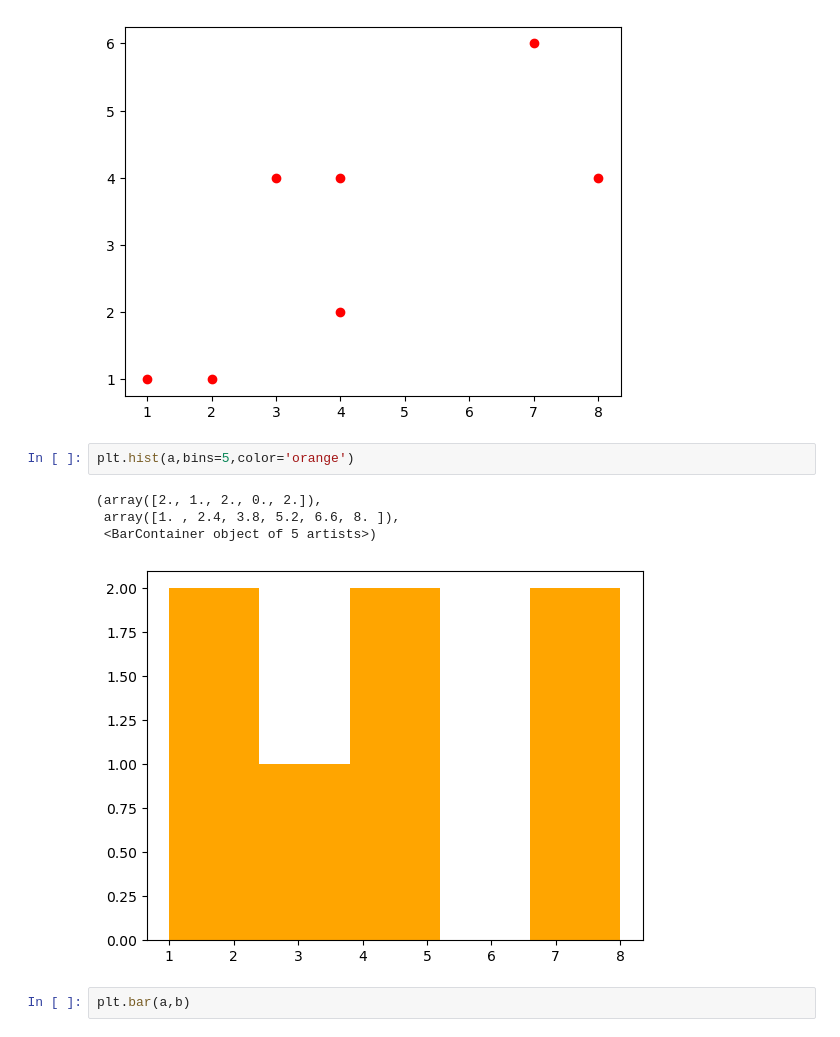
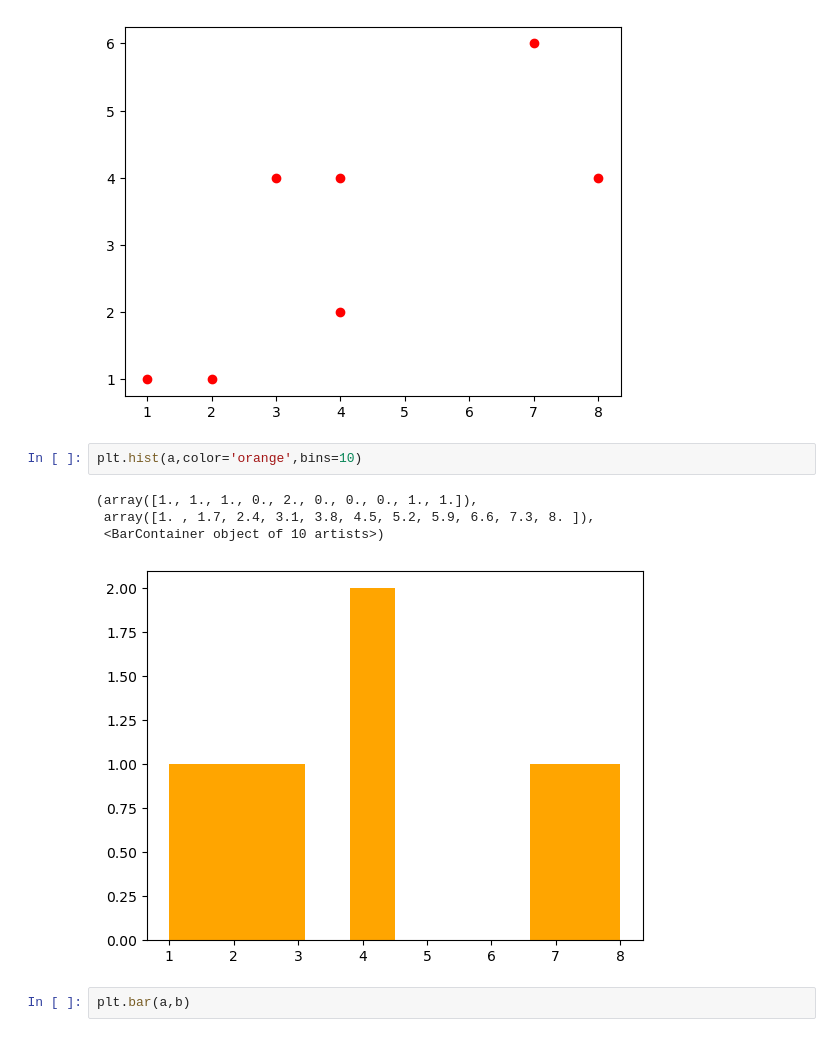
Before and after one commit to maheshkhatri2058/Machine-Learning, a Jupyter notebook: Matlplotlib.ipynb, the cells around one changed output. Drawn from its saved outputs; the diff is of its cells as text.

```diff
--- a/Matlplotlib.ipynb
+++ b/Matlplotlib.ipynb
@@ -18,12 +18,12 @@ plt.show()
 # %% [output]
 [figure]
 # %%
-plt.hist(a,bins=5,color='orange')
+plt.hist(a,color='orange',bins=10)
 # %% [output]
-(array([2., 1., 2., 0., 2.]),
- array([1. , 2.4, 3.8, 5.2, 6.6, 8. ]),
- <BarContainer object of 5 artists>)
+(array([1., 1., 1., 0., 2., 0., 0., 0., 1., 1.]),
+ array([1. , 1.7, 2.4, 3.1, 3.8, 4.5, 5.2, 5.9, 6.6, 7.3, 8. ]),
+ <BarContainer object of 10 artists>)
-[figure, old version]
+[figure, new version]
 # %%
 plt.bar(a,b)
 # %% [output]
```
Also changed, not shown: 4 other files.
